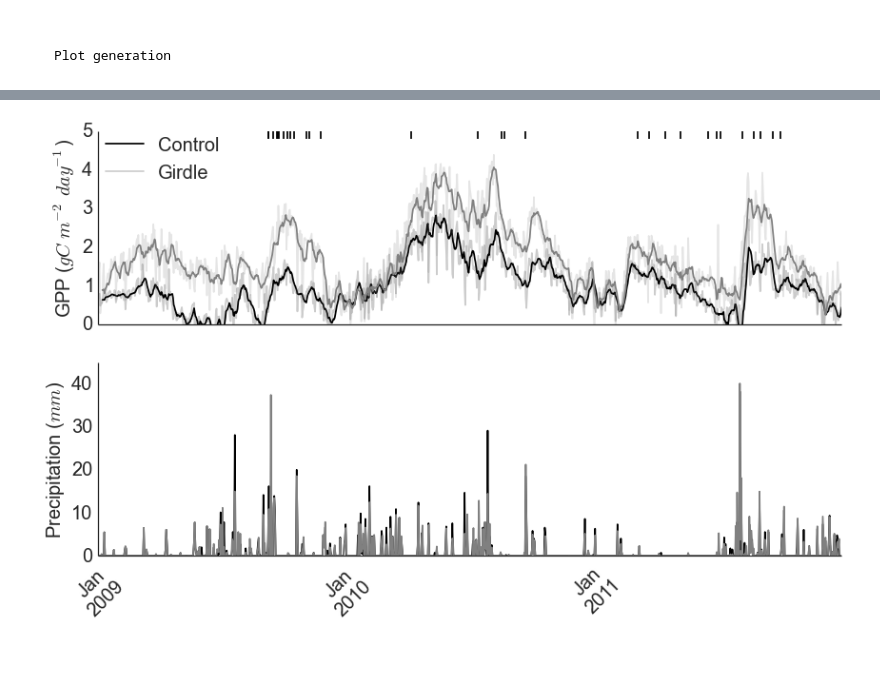
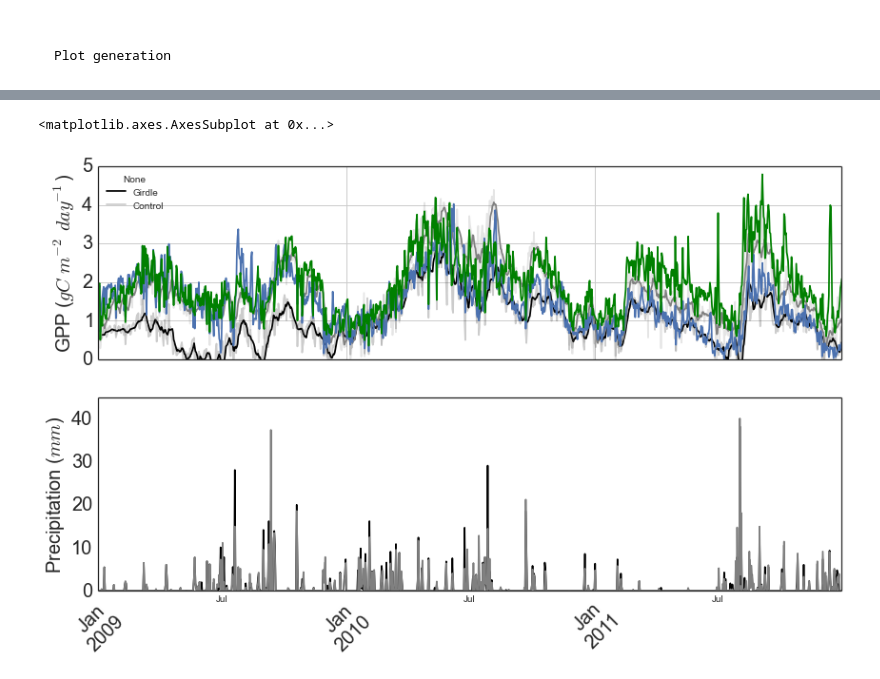
Before and after one commit to djkrofch/edulis, a Jupyter notebook: iPython_Notebooks/RE_LinearModeling.ipynb, the cells around one changed output, grey strips where cells are left out. Cells and saved outputs as stored; diff of their text form; code cells hidden in the pictures.

Commit message:
Changed some of the plot generation for the manuscript

```diff
--- a/iPython_Notebooks/RE_LinearModeling.ipynb
+++ b/iPython_Notebooks/RE_LinearModeling.ipynb
@@ -545,14 +618,11 @@ savefig('less7.tiff')
 # %%
 dataDir = '/home/nikko/Research/Data/TowerData/AmerifluxFiles/Products/'
 dailyFileName = 'AllAmfluxData_Daily_Reichstein.csv'
-dailyfileTrevor = '/home/nikko/Research/Data/TowerData/AmerifluxFiles_Trevor/Products/AllAmfluxData_Daily_Reichstein_Trevor.csv'
-dailyFileName_old = 'Old/AllAmfluxData_WithGaps_Filled_Daily_Reich.txt'
+dailyData = pd.read_csv(dataDir + dailyFileName)
 
-dailyData = pd.read_csv(dataDir + dailyFileName)
-#dailyData2 = pd.read_csv(dataDir + dailyFileName_old, sep = ' ')
-dailyData3 = pd.read_csv(dailyfileTrevor, sep = ' ')
-
-#prism_included = pd.read_csv('/home/nikko/Research/Data/TowerData/AmerifluxFiles/Products/PRISM_PRECIP.csv', sep = ',')
+dataDir2 = '/home/nikko/Research/Scripts/iPython_Notebooks/'
+dailyFileName2 = 'PJ_PJg_for_dan.txt'
+dailyData2 = pd.read_csv(dataDir2 + dailyFileName2, sep=('\t'))
 
 timestamp = []
 idx = 0
@@ -564,9 +634,11 @@ for time in arange(0,dailyData.YEAR.size):
 indexed_df = dailyData.set_index(pd.to_datetime(timestamp))
 
 
+
 DataDir = '/home/nikko/Research/RE_Linear_Modeling/Output/'
 allyears = pd.read_csv(DataDir + 'output_allYears.csv')
 years = [2009, 2010, 2011]
+
 
 sites = ['Mpg','Mpj']
 colors = ['black','grey']
@@ -579,51 +651,42 @@ idx = 0
 sns.set_style(style='white')
 for site in sites:
     toPlot = indexed_df[(indexed_df.SITE == site) & (indexed_df.YEAR < 2012)]
-
     pd.rolling_mean(toPlot.GPP, 7).plot(ax = ax1, color = colors[idx])
     toPlot.GPP.plot(ax = ax1, color = colors[idx], alpha = 0.2)
     toPlot.PRECIP.plot(ax = ax2, color = colors[idx])
 
     ax1.set_ylim([0,5])
     ax1.set_xlabel('')
     ax1.set_ylabel('')
     ax1.xaxis.set_tick_params(labelsize=20)
     ax1.yaxis.set_tick_params(labelsize=20)
     ax1.grid(False)
 
     ax2.set_xlabel('')
     ax2.set_ylabel('')
     ax2.xaxis.set_tick_params(labelsize=20)
     ax2.yaxis.set_tick_params(labelsize=20)
     ax2.grid(False)
 
 
     ax1.set_ylabel('GPP ($gC$ $m^{-2}$ $day^{-1}$)',fontsize = 20)
     ax2.set_ylabel('Precipitation ($mm$)',fontsize = 20)
 
-    ax1.legend(['Control','Girdle'], fontsize = 20, loc = (0,.7))
+    ax1.legend(['Girdle','Control'], fontsize = 20, loc = (0,.7))
     ax2.set_xticklabels([], fontsize = 15, minor=True)
     ax2.set_yticklabels([0, '', 10, '', 20, '', 30, '', 40, ''])
 
     xticks(rotation = 45)
 
 
     idx = idx + 1
 
-dates = []
-yearidx = 0
-for year in years:
-    yeardata = allyears[allyears.YEAR == year]
-    thatone = list(unique(yeardata.DOY) + (365 * yearidx))
-    dates = dates + thatone
-    yearidx = yearidx + 1
+dailyData2 = dailyData2[dailyData2.year < 2012]
+indexed_df2 = dailyData2.set_index(toPlot.index)
 
-dates = ax1.get_xlim()[0] + dates
-ax1.vlines(x = dates, ymin = 4.8, ymax = 5, color = 'k')
-#ax2.set_ylim([0,40])
-
-sns.despine()
-sns.set_style("white")
-savefig('test_ControlGirdle.tif')
+#indexed_df2.PJ_GPP.plot(ax = ax1, color = 'red')
+indexed_df2.PJg_GPP.plot(ax = ax1)
+indexed_df2.PJ_GPP_adj.plot(ax = ax1, color = 'green')
 # %% [output]
+<matplotlib.axes.AxesSubplot at 0x...>
-[figure, old version]
+[figure, new version]
```
Also changed, not shown: parts of 7 cells of this notebook.
